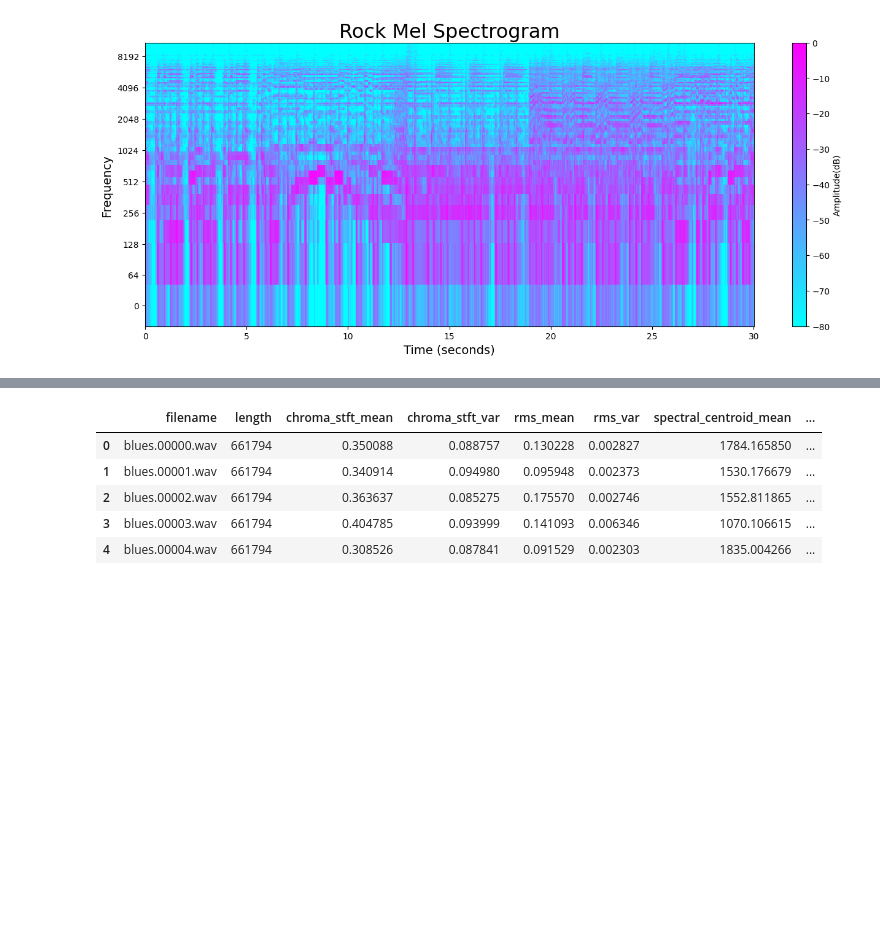
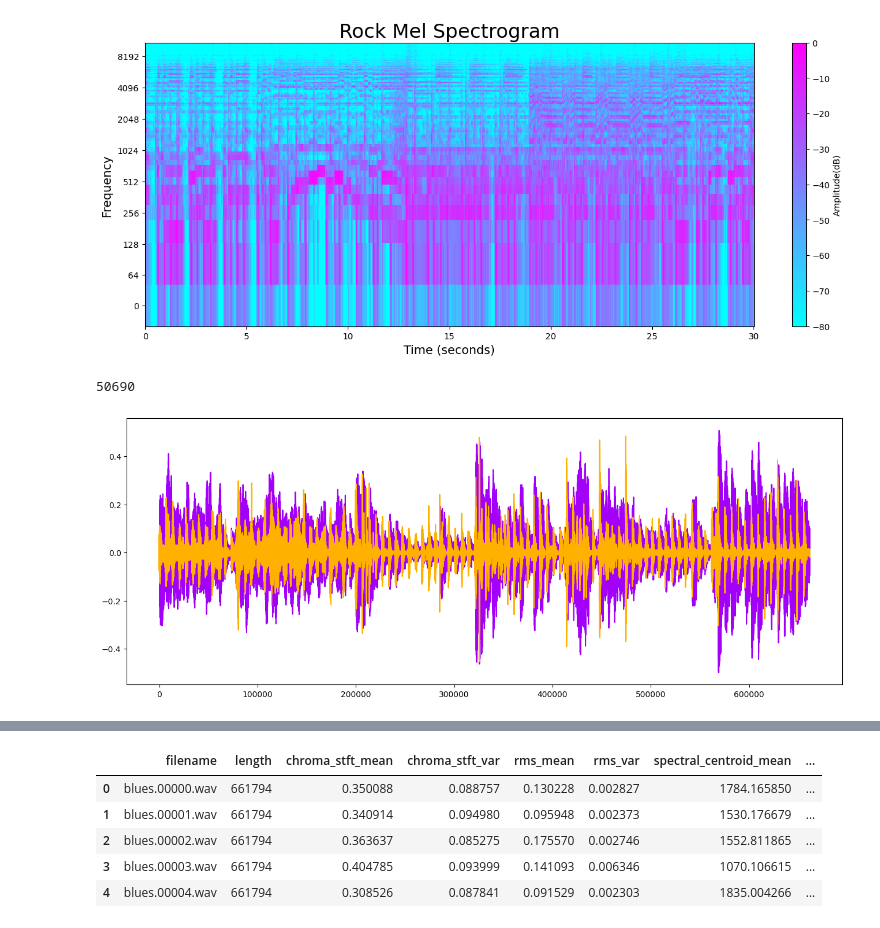
Before and after one commit to ezgisubasii/MusicGenreClassification, a Jupyter notebook: MusicGenreClassification.ipynb, the cells around one changed output, grey strips where cells are left out. Saved outputs shown, nothing was run; the diff lists cells and outputs as text; code cells hidden in the pictures; blank space fills up the shorter version.

Commit message:
Audio Features Visualization
Audio Features Analysis

```diff
--- a/MusicGenreClassification.ipynb
+++ b/MusicGenreClassification.ipynb
@@ -184,3 +184,16 @@ plt.ylabel("Frequency ", fontsize=14)
 plt.show()
 # %% [output]
 [figure]
+# %%
+zero_crossings = librosa.zero_crossings(audio_file, pad=False)
+print(sum(zero_crossings))
+# %% [output]
+50690
+# %%
+y_harm, y_perc = librosa.effects.hpss(audio_file)
+
+plt.figure(figsize = (16, 6))
+plt.plot(y_harm, color = '#A300F9');
+plt.plot(y_perc, color = '#FFB100');
+# %% [output]
+[figure, added]
```
Also changed, not shown: parts of 6 cells of this notebook.
